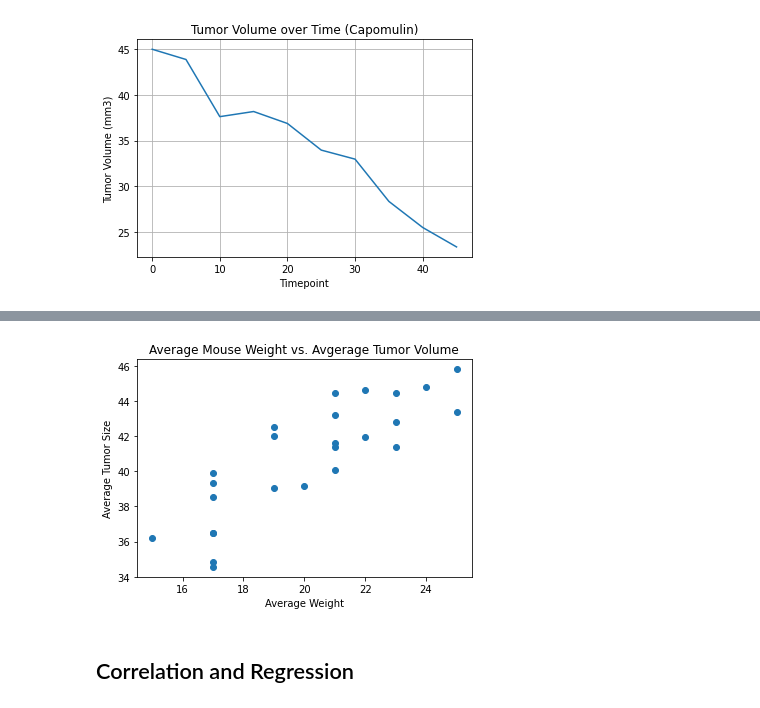
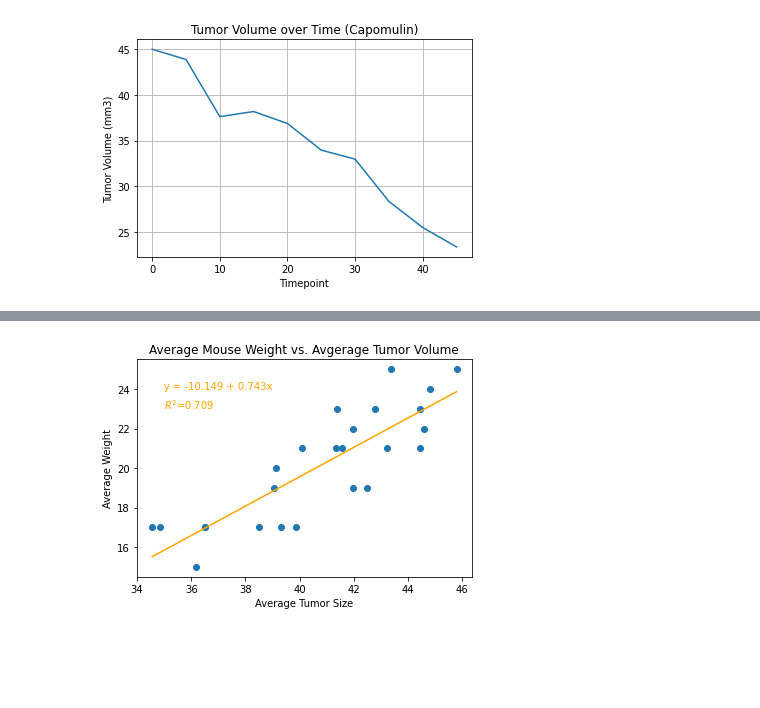
Before and after one commit to Slyssy/matplotlib-challenge, a Jupyter notebook: The_Power_of_Plots/Pymaceuticals/pymaceuticals.ipynb, the cells around one changed output, grey strips where cells are left out. Drawn from its saved outputs; the diff is of its cells as text; code cells hidden in the pictures; blank space fills up the shorter version.

Commit message:
Finalized Linear Regression and cleaned up my notebook so it easier to follow.

```diff
--- a/The_Power_of_Plots/Pymaceuticals/pymaceuticals.ipynb
+++ b/The_Power_of_Plots/Pymaceuticals/pymaceuticals.ipynb
@@ -390,0 +409,3 @@ avg_weight = capomulin_df2.groupby(["Mouse ID"])["Weight (g)"].mean()
+# %%
+model = LinearRegression()
+model.fit(X_array, y)
@@ -390,0 +429,6 @@ avg_weight = capomulin_df2.groupby(["Mouse ID"])["Weight (g)"].mean()
+# %%
+def predict_function(tumor_volume):
+    return model.predict([[tumor_volume]])[0]
+# %%
+tumor_range = np.arange(min(X), max(X), 0.001)
+predict_weight = [predict_function(e) for e in tumor_range]
@@ -391,10 +439,14 @@ avg_weight = capomulin_df2.groupby(["Mouse ID"])["Weight (g)"].mean()
+# %%
+formula = f"y = {round(intercept, 3)} + {round(slope, 3)}x"
+r_squared_str = f"$R^{2}$={round(r_squared, 3)}"
 # %%
 plt.title("Average Mouse Weight vs. Avgerage Tumor Volume")
-plt.xlabel("Average Weight")
-plt.ylabel("Average Tumor Size")
-plt.scatter(avg_weight, avg_tumor)
+plt.xlabel("Average Tumor Size")
+plt.ylabel("Average Weight")
+plt.scatter(X, y)
+plt.plot(tumor_range, predict_weight, color="Orange")
+plt.text(35, 24, formula, color="orange")
+plt.text(35, 23, r_squared_str, color="orange")
 plt.show()
 # %% [output]
-[figure, old version]
+[figure, new version]
-# %% [markdown]
-## Correlation and Regression
```
Also changed, not shown: parts of 27 cells of this notebook.
